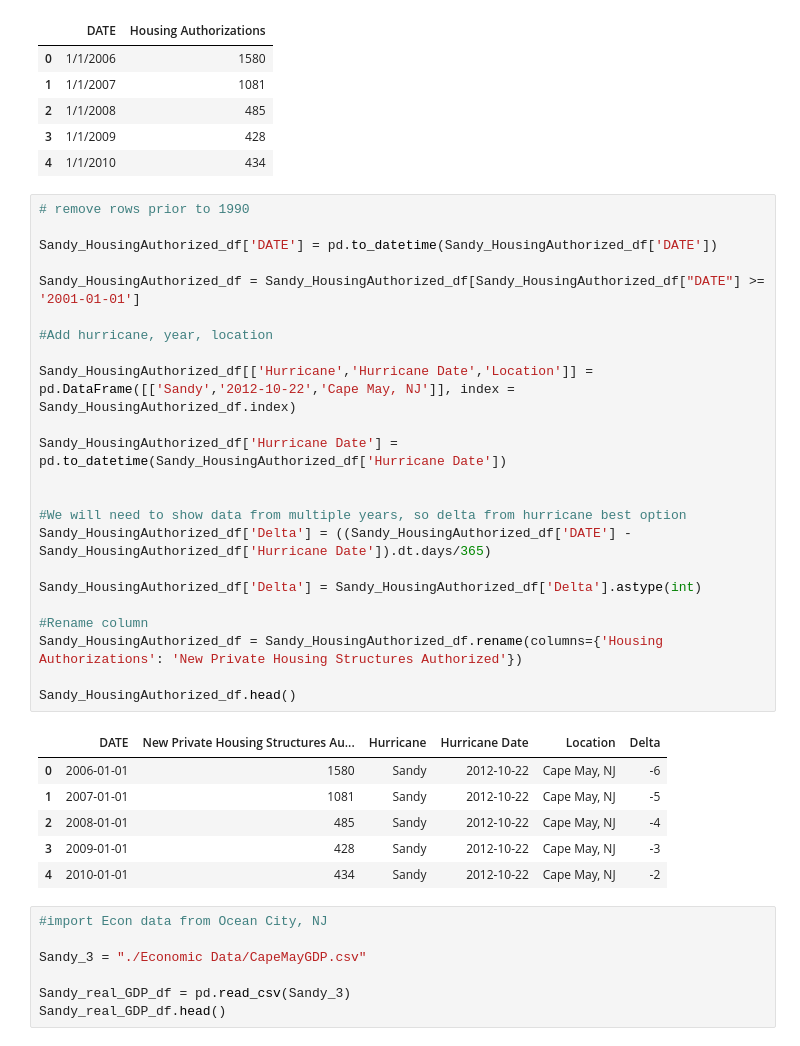
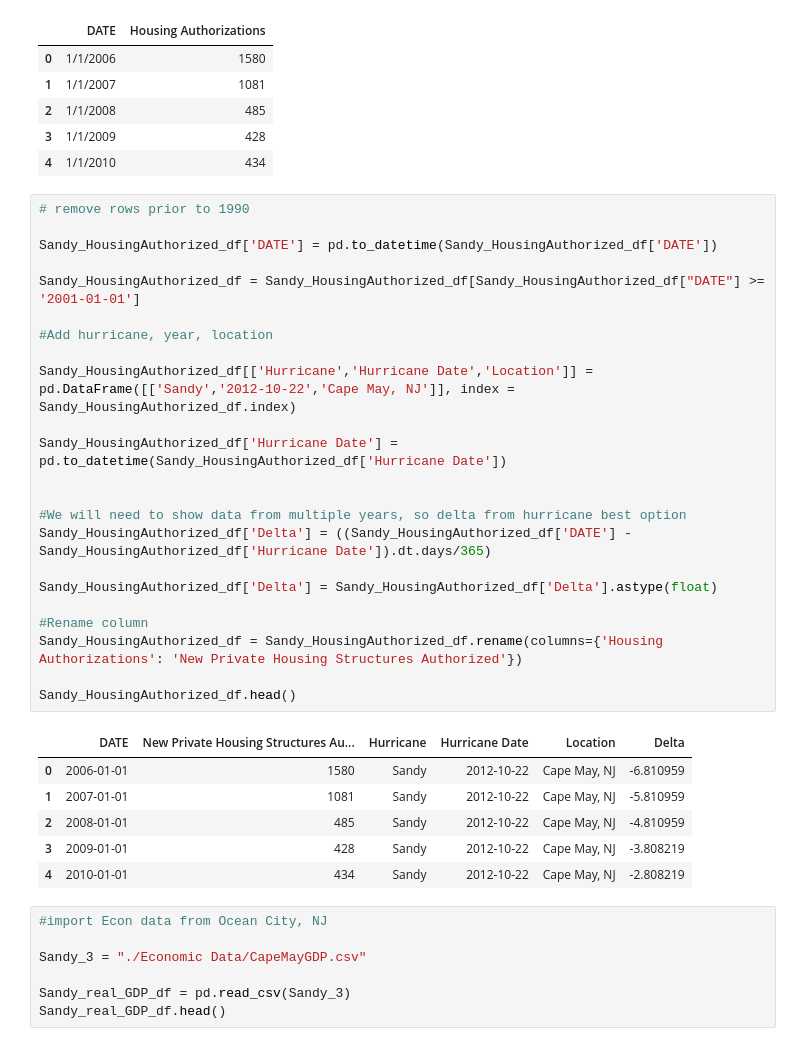
Before and after one commit to mchrzanowski27/Project1, a Jupyter notebook: Project 1 Data Sandy.ipynb, the cells around one changed output. Saved outputs shown, nothing was run; the diff lists cells and outputs as text.

```diff
--- a/Project 1 Data Sandy.ipynb
+++ b/Project 1 Data Sandy.ipynb
@@ -66,33 +66,33 @@ Sandy_HousingAuthorized_df.head()
 # %%
 # remove rows prior to 1990
 
 Sandy_HousingAuthorized_df['DATE'] = pd.to_datetime(Sandy_HousingAuthorized_df['DATE'])
 
 Sandy_HousingAuthorized_df = Sandy_HousingAuthorized_df[Sandy_HousingAuthorized_df["DATE"] >= '2001-01-01']
 
 #Add hurricane, year, location
 
 Sandy_HousingAuthorized_df[['Hurricane','Hurricane Date','Location']] = pd.DataFrame([['Sandy','2012-10-22','Cape May, NJ']], index = Sandy_HousingAuthorized_df.index)
 
 Sandy_HousingAuthorized_df['Hurricane Date'] = pd.to_datetime(Sandy_HousingAuthorized_df['Hurricane Date'])
 
 
 #We will need to show data from multiple years, so delta from hurricane best option
 Sandy_HousingAuthorized_df['Delta'] = ((Sandy_HousingAuthorized_df['DATE'] - Sandy_HousingAuthorized_df['Hurricane Date']).dt.days/365)
 
-Sandy_HousingAuthorized_df['Delta'] = Sandy_HousingAuthorized_df['Delta'].astype(int)
+Sandy_HousingAuthorized_df['Delta'] = Sandy_HousingAuthorized_df['Delta'].astype(float)
 
 #Rename column
 Sandy_HousingAuthorized_df = Sandy_HousingAuthorized_df.rename(columns={'Housing Authorizations': 'New Private Housing Structures Authorized'})
 
 Sandy_HousingAuthorized_df.head()
 # %% [output]
 |  | DATE | New Private Housing Structures Au... | Hurricane | Hurricane Date | Location | Delta |
-| 0 | 2006-01-01 | 1580 | Sandy | 2012-10-22 | Cape May, NJ | -6 |
-| 1 | 2007-01-01 | 1081 | Sandy | 2012-10-22 | Cape May, NJ | -5 |
-| 2 | 2008-01-01 | 485 | Sandy | 2012-10-22 | Cape May, NJ | -4 |
-| 3 | 2009-01-01 | 428 | Sandy | 2012-10-22 | Cape May, NJ | -3 |
-| 4 | 2010-01-01 | 434 | Sandy | 2012-10-22 | Cape May, NJ | -2 |
+| 0 | 2006-01-01 | 1580 | Sandy | 2012-10-22 | Cape May, NJ | -6.810959 |
+| 1 | 2007-01-01 | 1081 | Sandy | 2012-10-22 | Cape May, NJ | -5.810959 |
+| 2 | 2008-01-01 | 485 | Sandy | 2012-10-22 | Cape May, NJ | -4.810959 |
+| 3 | 2009-01-01 | 428 | Sandy | 2012-10-22 | Cape May, NJ | -3.808219 |
+| 4 | 2010-01-01 | 434 | Sandy | 2012-10-22 | Cape May, NJ | -2.808219 |
 # %%
 #import Econ data from Ocean City, NJ
 
```
Also changed, not shown: parts of 5 cells of this notebook, 6 other files.
